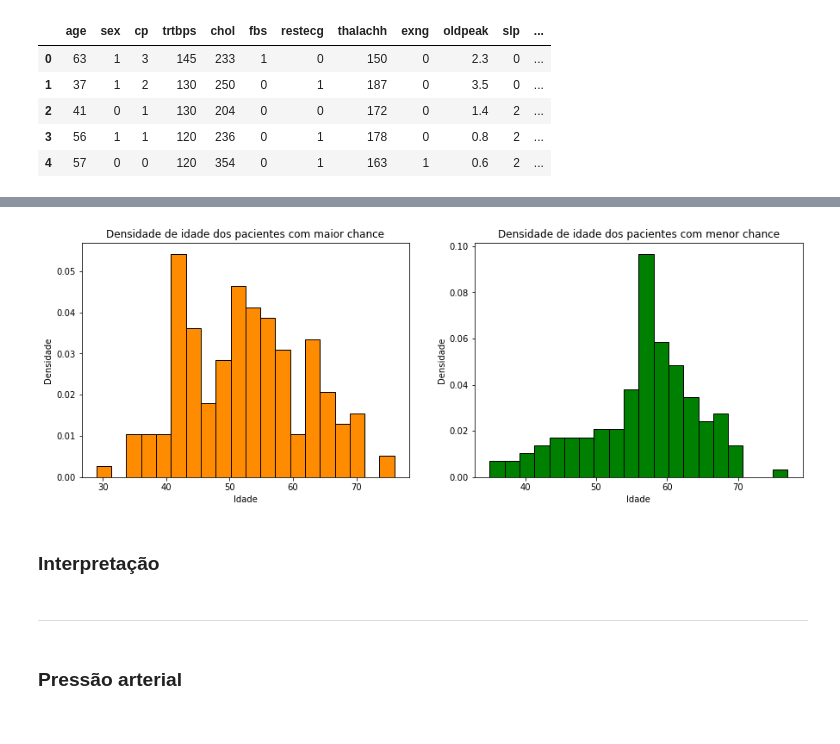
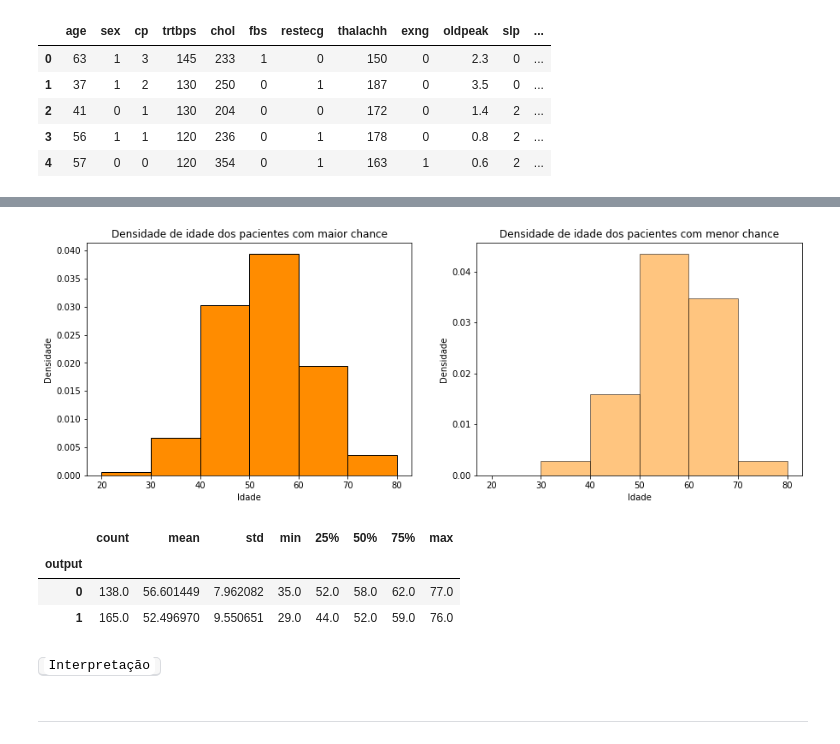
Before and after one commit to duddatorres/PROJETO-2, a Jupyter notebook: Projeto 2.ipynb, the cells around one changed output, grey strips where cells are left out. Drawn from its saved outputs; the diff is of its cells as text; code cells hidden in the pictures.

```diff
--- a/Projeto 2.ipynb
+++ b/Projeto 2.ipynb
@@ -105,24 +151,34 @@ idade_menor=menor_chance['age']
 # %%
+idade_maior=maior_chance['age']
+idade_menor=menor_chance['age']
+
 plt.figure(figsize=(15, 5))
 
+faixa_idade = np.arange(20,90,10)
+
 plt.subplot(121)
-plt.hist(idade_maior, bins=20, edgecolor='black', color='darkorange', density=True)
+plt.hist(idade_maior, bins=faixa_idade, edgecolor='black', color='darkorange', density=True,alpha=1)
 plt.title('Densidade de idade dos pacientes com maior chance')
 plt.ylabel('Densidade')
 plt.xlabel('Idade')
 
 plt.subplot(122)
-plt.hist(idade_menor, bins=20, edgecolor='black', color='green', density=True)
+plt.hist(idade_menor, bins=faixa_idade, edgecolor='black', color='darkorange', density=True,alpha=0.5)
 plt.title('Densidade de idade dos pacientes com menor chance')
 plt.ylabel('Densidade')
 plt.xlabel('Idade')
 
 plt.show()
 # %% [output]
-[figure, old version]
+[figure, new version]
-# %% [markdown]
-### Interpretação
+# %%
+dados.groupby('output').age.describe()
+# %% [output]
+|  | count | mean | std | min | 25% | 50% | 75% | max |
+| output |  |  |  |  |  |  |  |  |
+| 0 | 138.0 | 56.601449 | 7.962082 | 35.0 | 52.0 | 58.0 | 62.0 | 77.0 |
+| 1 | 165.0 | 52.496970 | 9.550651 | 29.0 | 44.0 | 52.0 | 59.0 | 76.0 |
+# %% [markdown]
+<kbd><code style="background:white;color:black;font:arial">Interpretação</code></kbd>
 # %% [markdown]
 -----------------
-# %% [markdown]
-### Pressão arterial
```
Also changed, not shown: parts of 83 cells of this notebook.
